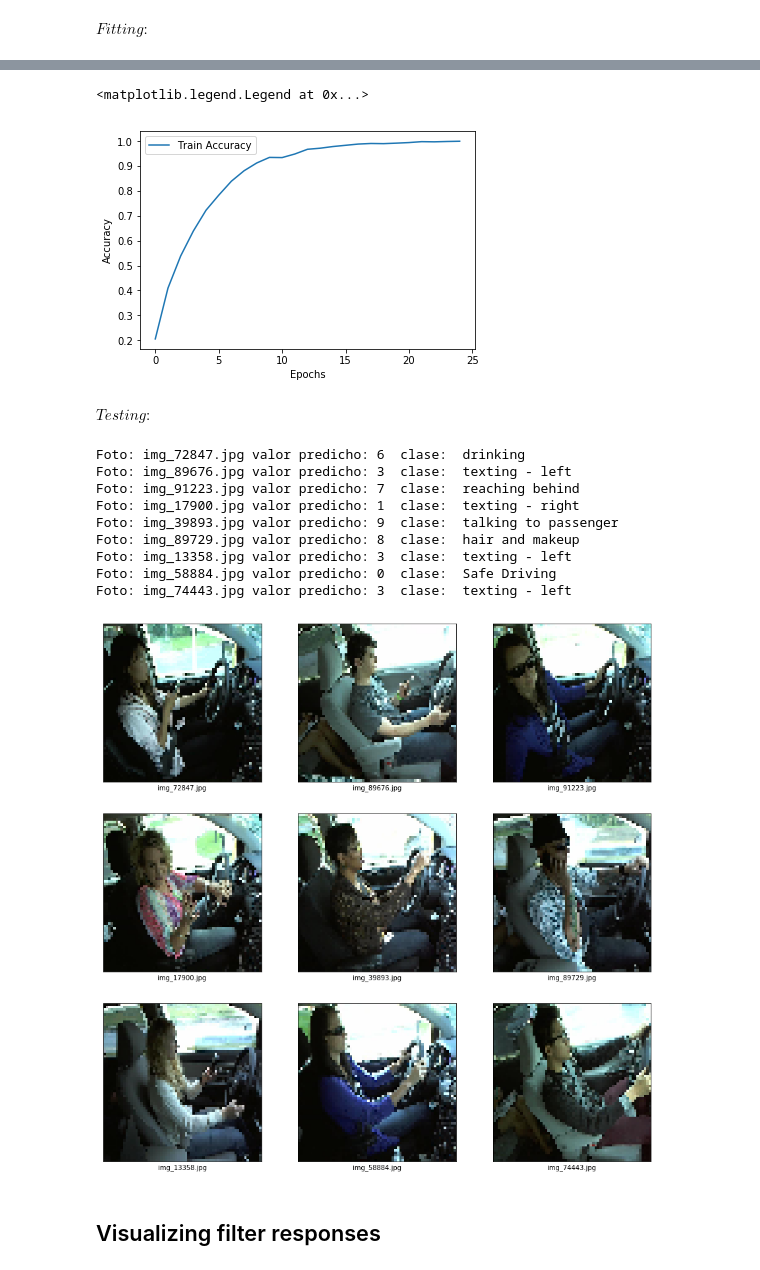
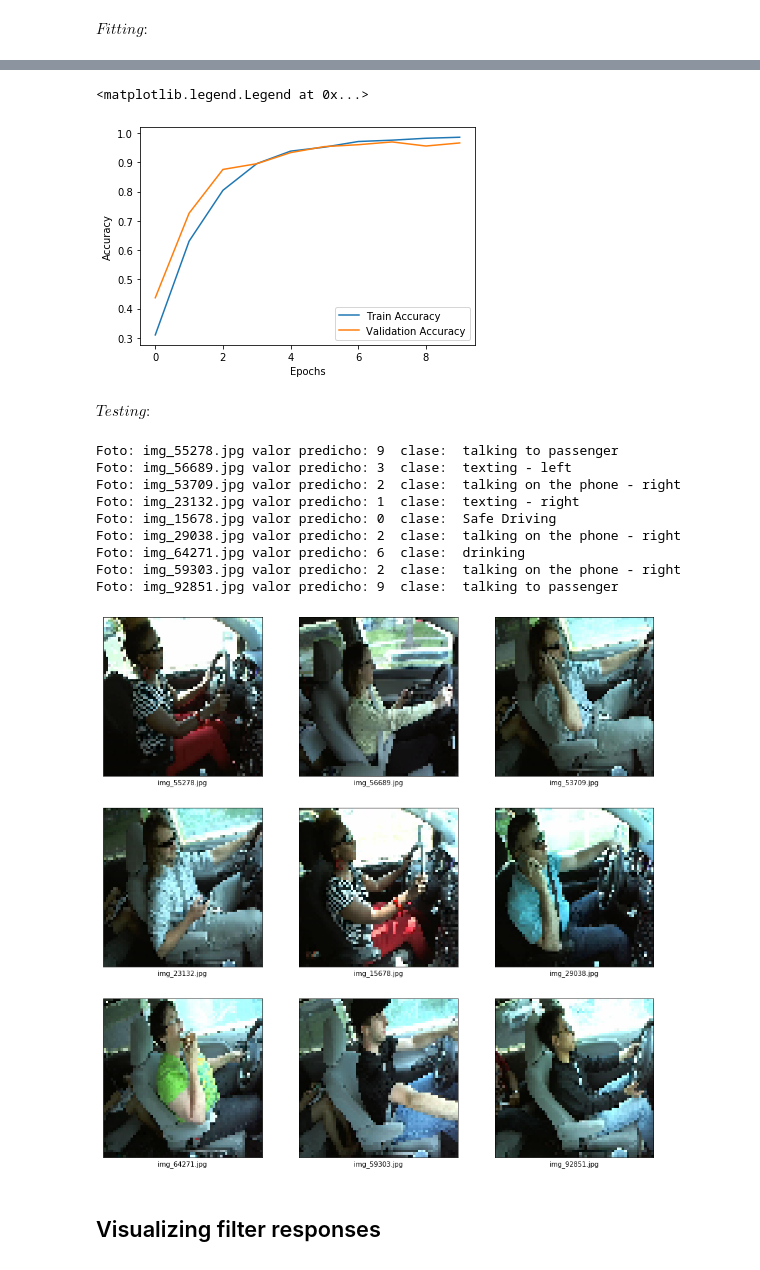
Before and after one commit to pecons/proyectoCV, a Jupyter notebook: notebooks/CNN Testing.ipynb, the cells around one changed output, grey strips where cells are left out. Drawn from its saved outputs; the diff is of its cells as text; code cells hidden in the pictures.

```diff
--- a/notebooks/CNN Testing.ipynb
+++ b/notebooks/CNN Testing.ipynb
@@ -138,5 +163,5 @@ model_CNN.compile(optimizer=opt, loss='sparse_categorical_crossentropy',metrics=
 # %% [markdown]
 $Fitting:$
 # %%
-history = model_CNN.fit(X_train,y_train, epochs=25, batch_size=60)
+history = model_CNN.fit(X_train,y_train, epochs=10, batch_size=60, verbose=2,validation_data=(X_test, y_test))
 # %% [output]
@@ -160,47 +185,49 @@ Epoch 25/25
 # %%
 plt.plot(history.history['acc'], label='Train Accuracy')
+plt.plot(history.history['val_acc'], label='Validation Accuracy')
 plt.xlabel('Epochs')
 plt.ylabel('Accuracy')
 plt.legend()
 # %% [output]
 <matplotlib.legend.Legend at 0x...>
-[figure, old version]
+[figure, new version]
 # %% [markdown]
 $Testing:$
 # %%
-X_test=[]
-test_images=np.random.choice(test_images_names,9)
-for i in test_images:
+
+test_images=[]
+temp=np.random.choice(test_images_names,9)
+for i in temp:
     temp_image=cv.cvtColor(cv.imread(path_test_images+i), cv.COLOR_BGR2RGB)
-    X_test.append(cv.resize(temp_image,(64,64),interpolation = cv.INTER_CUBIC))
+    test_images.append(cv.resize(temp_image,(64,64),interpolation = cv.INTER_CUBIC))
 
-X_test=np.array(X_test)
+test_images=np.array(test_images)
 plt.figure(figsize=(15,15))
 for i in range(9):
     plt.subplot(3,3,i+1)
     plt.xticks([])
     plt.yticks([])
     plt.grid(False)
-    plt.imshow(X_test[i],cmap=plt.cm.binary)
-    plt.xlabel(test_images[i])
+    plt.imshow(test_images[i],cmap=plt.cm.binary)
+    plt.xlabel(temp[i])
 
-X_test = X_test.astype('float32')
-X_test/= 255
+test_images = test_images.astype('float32')
+test_images/= 255
 
-prediccion=model_CNN.predict(X_test)
-for i in range(len(X_test)):
-    print "Foto:",test_images[i],"valor predicho:",  np.argmax(prediccion[i]), " clase: ", classes[np.argmax(prediccion[i])]
+prediccion=model_CNN.predict(test_images)
+for i in range(len(test_images)):
+    print ("Foto:",temp[i],"valor predicho:",  np.argmax(prediccion[i]), " clase: ", classes[np.argmax(prediccion[i])])
 # %% [output]
-Foto: img_72847.jpg valor predicho: 6  clase:  drinking
-Foto: img_89676.jpg valor predicho: 3  clase:  texting - left
-Foto: img_91223.jpg valor predicho: 7  clase:  reaching behind
-Foto: img_17900.jpg valor predicho: 1  clase:  texting - right
-Foto: img_39893.jpg valor predicho: 9  clase:  talking to passenger
-Foto: img_89729.jpg valor predicho: 8  clase:  hair and makeup
-Foto: img_13358.jpg valor predicho: 3  clase:  texting - left
-Foto: img_58884.jpg valor predicho: 0  clase:  Safe Driving
-Foto: img_74443.jpg valor predicho: 3  clase:  texting - left
+Foto: img_55278.jpg valor predicho: 9  clase:  talking to passenger
+Foto: img_56689.jpg valor predicho: 3  clase:  texting - left
+Foto: img_53709.jpg valor predicho: 2  clase:  talking on the phone - right
+Foto: img_23132.jpg valor predicho: 1  clase:  texting - right
+Foto: img_15678.jpg valor predicho: 0  clase:  Safe Driving
+Foto: img_29038.jpg valor predicho: 2  clase:  talking on the phone - right
+Foto: img_64271.jpg valor predicho: 6  clase:  drinking
+Foto: img_59303.jpg valor predicho: 2  clase:  talking on the phone - right
+Foto: img_92851.jpg valor predicho: 9  clase:  talking to passenger
-[figure, old version]
+[figure, new version]
 # %% [markdown]
 ## Visualizing filter responses
 # %%
```
Also changed, not shown: parts of 16 cells of this notebook, 4 other files.
